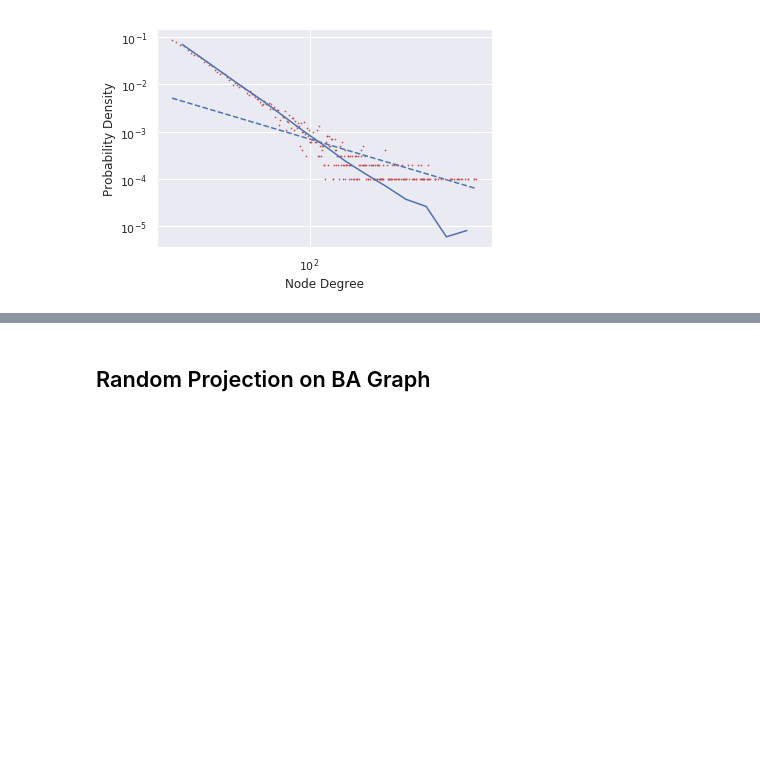
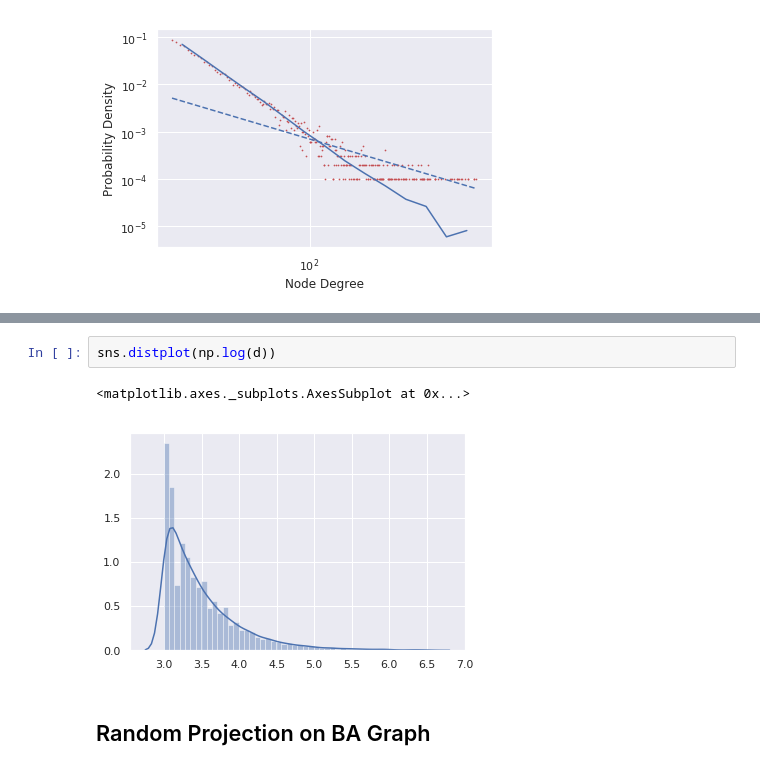
Before and after one commit to GTmac/emb-geometry, a Jupyter notebook: Geometry.ipynb, the cells around one changed output, grey strips where cells are left out. Cells and saved outputs as stored; diff of their text form; blank space fills up the shorter version.

```diff
--- a/Geometry.ipynb
+++ b/Geometry.ipynb
@@ -189,3 +349,8 @@ print('alpha= ',fit.power_law.alpha,'  sigma= ',fit.power_law.sigma)
+# %%
+sns.distplot(np.log(d))
+# %% [output]
+<matplotlib.axes._subplots.AxesSubplot at 0x...>
+[figure, added]
 # %% [markdown]
 ## Random Projection on BA Graph
 # %%
```
Also changed, not shown: parts of 82 cells of this notebook.
